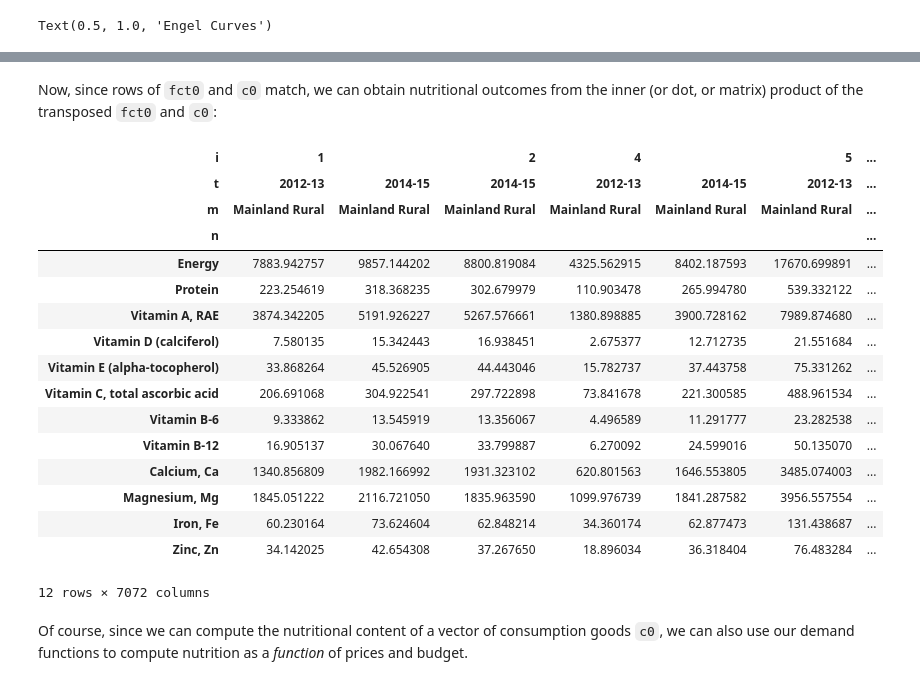
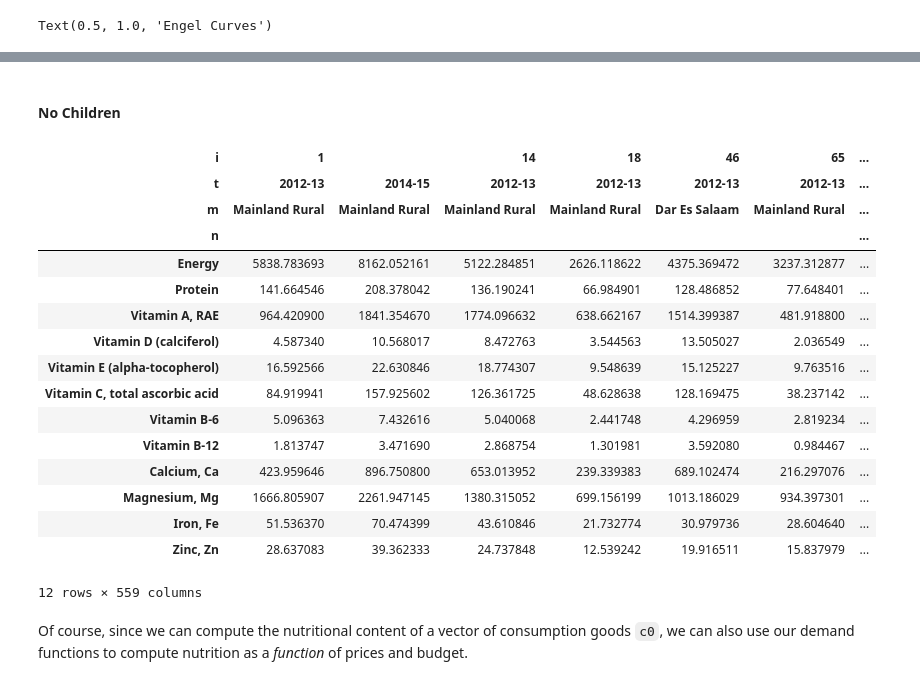
Before and after one commit to kehuang11/EEP153_Proj4_Holbrook, a Jupyter notebook: Proj4_Team_Holbrook_Working.ipynb, the cells around one changed output, grey strips where cells are left out. Drawn from its saved outputs; the diff is of its cells as text; code cells hidden in the pictures.

```diff
--- a/Proj4_Team_Holbrook_Working.ipynb
+++ b/Proj4_Team_Holbrook_Working.ipynb
@@ -145 +129,4 @@ r
+# %%
+r_children = rgsn.read_pickle('Tanzania_results_children.pickle')
+r_nochildren = rgsn.read_pickle('Tanzania_results_nochildren.pickle')
 # %% [markdown]
@@ -155 +145,5 @@ pbar = pbar[r.beta.index] # Only use prices for goods we can estimate
+# %%
+pbar_nochildren = p.xs('2010-11',level='t').mean()
+
+pbar_nochildren = pbar_nochildren[r_nochildren.beta.index] # Only use prices for goods we can estimate
 # %% [markdown]
@@ -169 +167,9 @@ xref = xbar.quantile(0.5)  # Household at 0.5 quantile is median
+# %%
+xhat_nochildren = r_nochildren.predicted_expenditures()
+
+# Total food expenditures per household
+xbar_nochildren = xhat_nochildren.groupby(['i','t','m']).sum()
+
+# Reference budget
+xref_nochildren = xbar_nochildren.quantile(0.5)  # Household at 0.5 quantile is median
 # %% [markdown]
@@ -194,0 +205,7 @@ qhat
+# %%
+qhat_nochildren = (xhat_nochildren.unstack('j')/pbar_nochildren).dropna(how='all')
+
+# Drop missing columns
+qhat_nochildren = qhat_nochildren.loc[:,qhat_nochildren.count()>0]
+
+qhat_nochildren
@@ -282,30 +351,31 @@ Index(['Rice (Husked) (white grain raw)', 'Maize (Flour, dry)',
-# %% [markdown]
-Now, since rows of `fct0` and `c0` match, we can obtain nutritional
- outcomes from the inner (or dot, or matrix) product of the transposed
- `fct0` and `c0`:
+# %% [markdown]
+#### No Children
 # %%
+# Create a new FCT and vector of consumption that only share rows in common:
+fct0_nochildren,c0_nochildren = fct.align(qhat_nochildren.T,axis=0,join='inner')
+
 # The @ operator means matrix multiply
-N = fct0.T@c0
+N_nochildren = fct0_nochildren.T@c0_nochildren
 
-N  #NB: Uganda quantities are for previous 7 days
+N_nochildren  #NB: Tanzania quantities are for previous 7 days
 # %% [output]
-| i | 1 |  | 2 | 4 |  | 5 | ... |
-| t | 2012-13 | 2014-15 | 2014-15 | 2012-13 | 2014-15 | 2012-13 | ... |
-| m | Mainland Rural | Mainland Rural | Mainland Rural | Mainland Rural | Mainland Rural | Mainland Rural | ... |
+| i | 1 |  | 14 | 18 | 46 | 65 | ... |
+| t | 2012-13 | 2014-15 | 2012-13 | 2012-13 | 2012-13 | 2012-13 | ... |
+| m | Mainland Rural | Mainland Rural | Mainland Rural | Mainland Rural | Dar Es Salaam | Mainland Rural | ... |
 | n |  |  |  |  |  |  | ... |
-| Energy | 7883.942757 | 9857.144202 | 8800.819084 | 4325.562915 | 8402.187593 | 17670.699891 | ... |
-| Protein | 223.254619 | 318.368235 | 302.679979 | 110.903478 | 265.994780 | 539.332122 | ... |
-| Vitamin A, RAE | 3874.342205 | 5191.926227 | 5267.576661 | 1380.898885 | 3900.728162 | 7989.874680 | ... |
-| Vitamin D (calciferol) | 7.580135 | 15.342443 | 16.938451 | 2.675377 | 12.712735 | 21.551684 | ... |
-| Vitamin E (alpha-tocopherol) | 33.868264 | 45.526905 | 44.443046 | 15.782737 | 37.443758 | 75.331262 | ... |
-| Vitamin C, total ascorbic acid | 206.691068 | 304.922541 | 297.722898 | 73.841678 | 221.300585 | 488.961534 | ... |
-| Vitamin B-6 | 9.333862 | 13.545919 | 13.356067 | 4.496589 | 11.291777 | 23.282538 | ... |
-| Vitamin B-12 | 16.905137 | 30.067640 | 33.799887 | 6.270092 | 24.599016 | 50.135070 | ... |
-| Calcium, Ca | 1340.856809 | 1982.166992 | 1931.323102 | 620.801563 | 1646.553805 | 3485.074003 | ... |
-| Magnesium, Mg | 1845.051222 | 2116.721050 | 1835.963590 | 1099.976739 | 1841.287582 | 3956.557554 | ... |
-| Iron, Fe | 60.230164 | 73.624604 | 62.848214 | 34.360174 | 62.877473 | 131.438687 | ... |
-| Zinc, Zn | 34.142025 | 42.654308 | 37.267650 | 18.896034 | 36.318404 | 76.483284 | ... |
+| Energy | 5838.783693 | 8162.052161 | 5122.284851 | 2626.118622 | 4375.369472 | 3237.312877 | ... |
+| Protein | 141.664546 | 208.378042 | 136.190241 | 66.984901 | 128.486852 | 77.648401 | ... |
+| Vitamin A, RAE | 964.420900 | 1841.354670 | 1774.096632 | 638.662167 | 1514.399387 | 481.918800 | ... |
+| Vitamin D (calciferol) | 4.587340 | 10.568017 | 8.472763 | 3.544563 | 13.505027 | 2.036549 | ... |
+| Vitamin E (alpha-tocopherol) | 16.592566 | 22.630846 | 18.774307 | 9.548639 | 15.125227 | 9.763516 | ... |
+| Vitamin C, total ascorbic acid | 84.919941 | 157.925602 | 126.361725 | 48.628638 | 128.169475 | 38.237142 | ... |
+| Vitamin B-6 | 5.096363 | 7.432616 | 5.040068 | 2.441748 | 4.296959 | 2.819234 | ... |
+| Vitamin B-12 | 1.813747 | 3.471690 | 2.868754 | 1.301981 | 3.592080 | 0.984467 | ... |
+| Calcium, Ca | 423.959646 | 896.750800 | 653.013952 | 239.339383 | 689.102474 | 216.297076 | ... |
+| Magnesium, Mg | 1666.805907 | 2261.947145 | 1380.315052 | 699.156199 | 1013.186029 | 934.397301 | ... |
+| Iron, Fe | 51.536370 | 70.474399 | 43.610846 | 21.732774 | 30.979736 | 28.604640 | ... |
+| Zinc, Zn | 28.637083 | 39.362333 | 24.737848 | 12.539242 | 19.916511 | 15.837979 | ... |
-12 rows × 7072 columns
+12 rows × 559 columns
 # %% [markdown]
 Of course, since we can compute the nutritional content of a vector of
  consumption goods `c0`, we can also use our demand functions to
```
Also changed, not shown: parts of 105 cells of this notebook, 2 other files.
